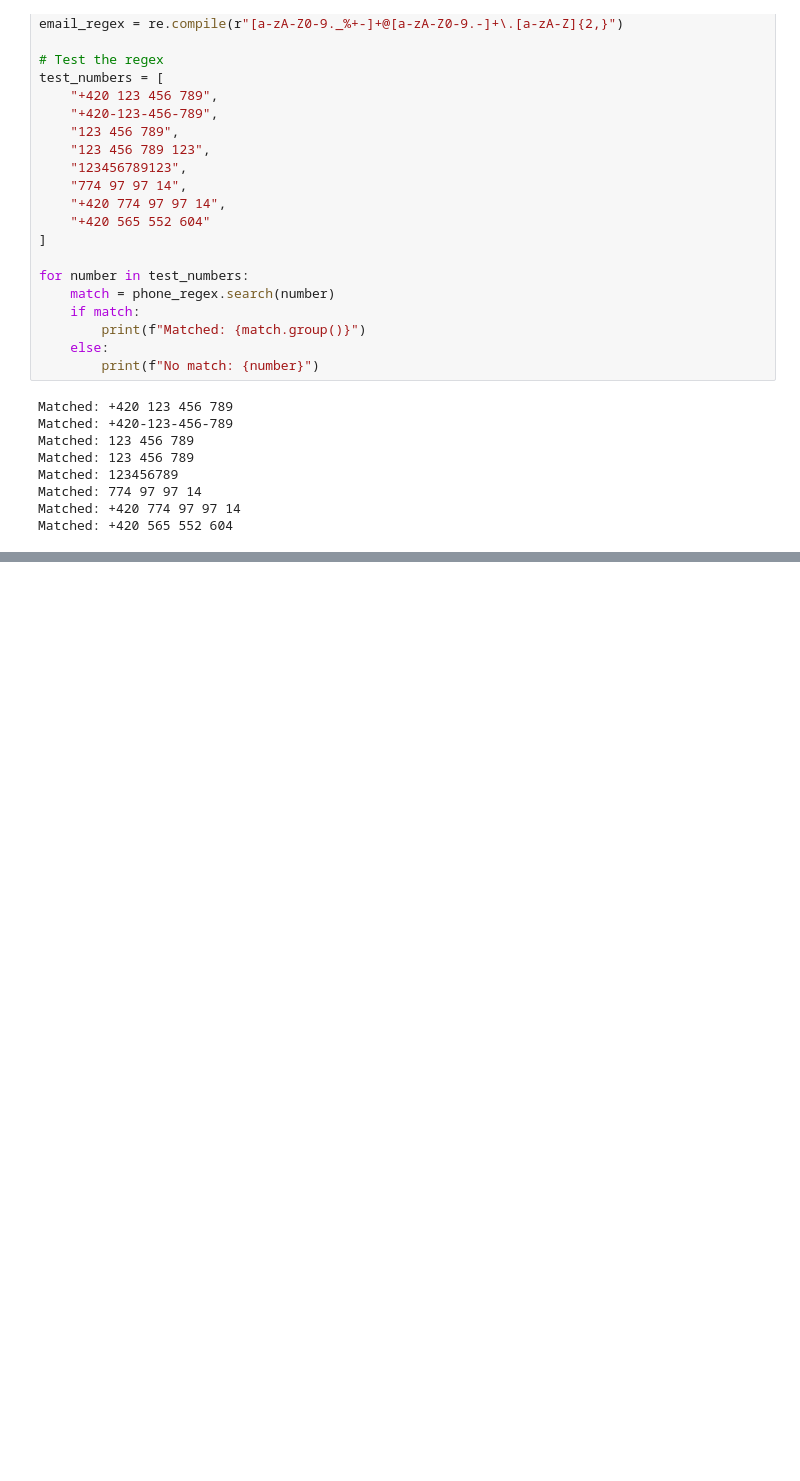
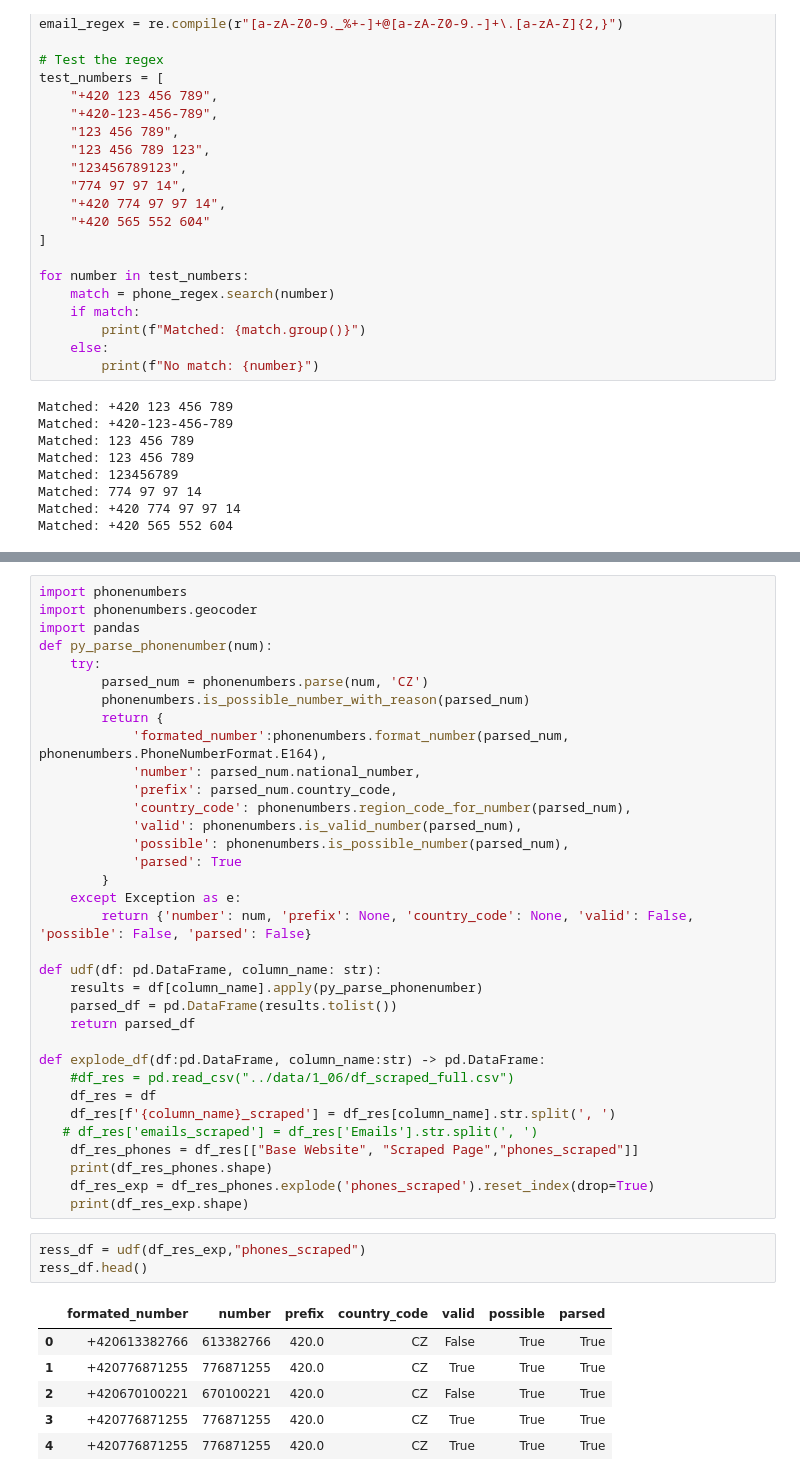
Before and after one commit to DmitriiSid/SafeZone, a Jupyter notebook: notebooks/validation_master.ipynb, the cells around one changed output, grey strips where cells are left out. Saved outputs shown, nothing was run; the diff lists cells and outputs as text; blank space fills up the shorter version.

```diff
--- a/notebooks/validation_master.ipynb
+++ b/notebooks/validation_master.ipynb
@@ -246,0 +301,44 @@ Matched: +420 565 552 604
+# %%
+import phonenumbers
+import phonenumbers.geocoder
+import pandas
+def py_parse_phonenumber(num):
+    try:
+        parsed_num = phonenumbers.parse(num, 'CZ')
+        phonenumbers.is_possible_number_with_reason(parsed_num)
+        return {
+            'formated_number':phonenumbers.format_number(parsed_num, phonenumbers.PhoneNumberFormat.E164),
+            'number': parsed_num.national_number,
+            'prefix': parsed_num.country_code,
+            'country_code': phonenumbers.region_code_for_number(parsed_num),
+            'valid': phonenumbers.is_valid_number(parsed_num),
+            'possible': phonenumbers.is_possible_number(parsed_num),
+            'parsed': True
+        }
+    except Exception as e:
+        return {'number': num, 'prefix': None, 'country_code': None, 'valid': False, 'possible': False, 'parsed': False}
+
+def udf(df: pd.DataFrame, column_name: str):
+    results = df[column_name].apply(py_parse_phonenumber)
+    parsed_df = pd.DataFrame(results.tolist())
+    return parsed_df
+
+def explode_df(df:pd.DataFrame, column_name:str) -> pd.DataFrame:
+    #df_res = pd.read_csv("../data/1_06/df_scraped_full.csv")
+    df_res = df
+    df_res[f'{column_name}_scraped'] = df_res[column_name].str.split(', ')
+   # df_res['emails_scraped'] = df_res['Emails'].str.split(', ')
+    df_res_phones = df_res[["Base Website", "Scraped Page","phones_scraped"]]
+    print(df_res_phones.shape)
+    df_res_exp = df_res_phones.explode('phones_scraped').reset_index(drop=True)
+    print(df_res_exp.shape)
+# %%
+ress_df = udf(df_res_exp,"phones_scraped")
+ress_df.head()
+# %% [output]
+|  | formated_number | number | prefix | country_code | valid | possible | parsed |
+| 0 | +420613382766 | 613382766 | 420.0 | CZ | False | True | True |
+| 1 | +420776871255 | 776871255 | 420.0 | CZ | True | True | True |
+| 2 | +420670100221 | 670100221 | 420.0 | CZ | False | True | True |
+| 3 | +420776871255 | 776871255 | 420.0 | CZ | True | True | True |
+| 4 | +420776871255 | 776871255 | 420.0 | CZ | True | True | True |
```
Also changed, not shown: parts of 6 cells of this notebook, 5 other files.
